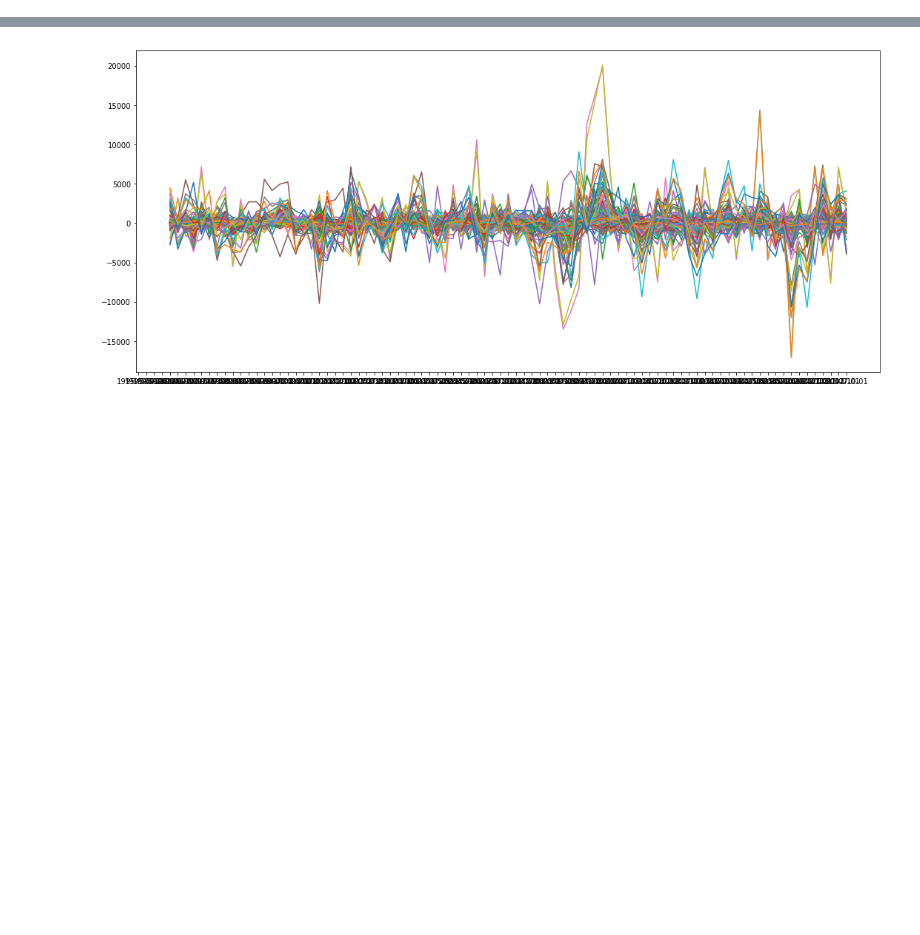
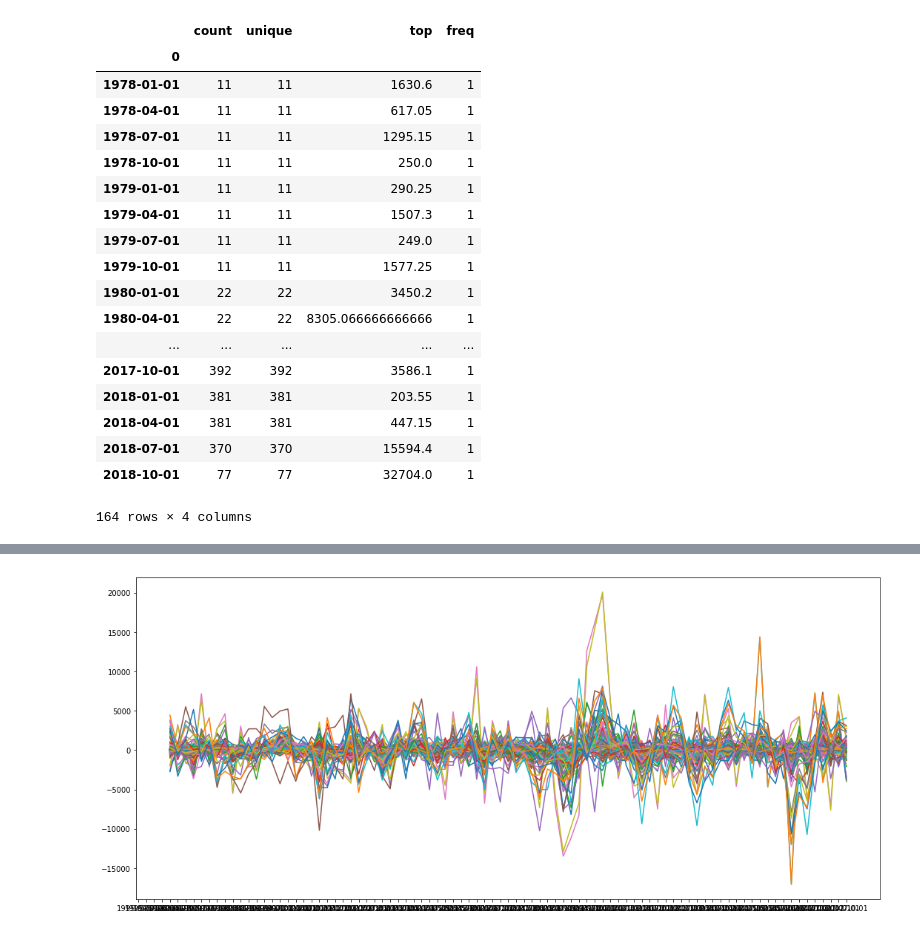
Before and after one commit to xenakas/hierarchical_modelling, a Jupyter notebook: data/eu/eu_data.ipynb, the cells around one changed output, grey strips where cells are left out. Drawn from its saved outputs; the diff is of its cells as text; code cells hidden in the pictures; blank space fills up the shorter version.

```diff
--- a/data/eu/eu_data.ipynb
+++ b/data/eu/eu_data.ipynb
@@ -83,0 +47,22 @@ df_gdp = df_gdp.iloc[68:-3,:]
+# %%
+df_gdp.transpose().describe().transpose()#.groupby('count').count()
+# %% [output]
+|  | count | unique | top | freq |
+| 0 |  |  |  |  |
+| 1978-01-01 | 11 | 11 | 1630.6 | 1 |
+| 1978-04-01 | 11 | 11 | 617.05 | 1 |
+| 1978-07-01 | 11 | 11 | 1295.15 | 1 |
+| 1978-10-01 | 11 | 11 | 250.0 | 1 |
+| 1979-01-01 | 11 | 11 | 290.25 | 1 |
+| 1979-04-01 | 11 | 11 | 1507.3 | 1 |
+| 1979-07-01 | 11 | 11 | 249.0 | 1 |
+| 1979-10-01 | 11 | 11 | 1577.25 | 1 |
+| 1980-01-01 | 22 | 22 | 3450.2 | 1 |
+| 1980-04-01 | 22 | 22 | 8305.066666666666 | 1 |
+| ... | ... | ... | ... | ... |
+| 2017-10-01 | 392 | 392 | 3586.1 | 1 |
+| 2018-01-01 | 381 | 381 | 203.55 | 1 |
+| 2018-04-01 | 381 | 381 | 447.15 | 1 |
+| 2018-07-01 | 370 | 370 | 15594.4 | 1 |
+| 2018-10-01 | 77 | 77 | 32704.0 | 1 |
+164 rows × 4 columns
```
Also changed, not shown: parts of 29 cells of this notebook, 19 other files.
